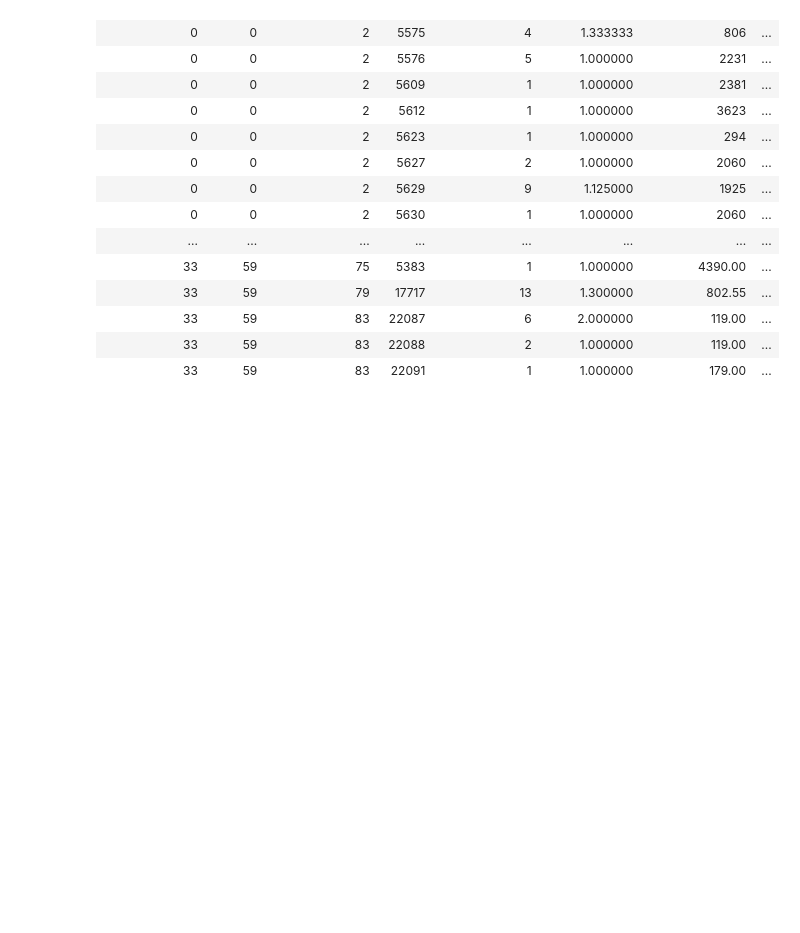
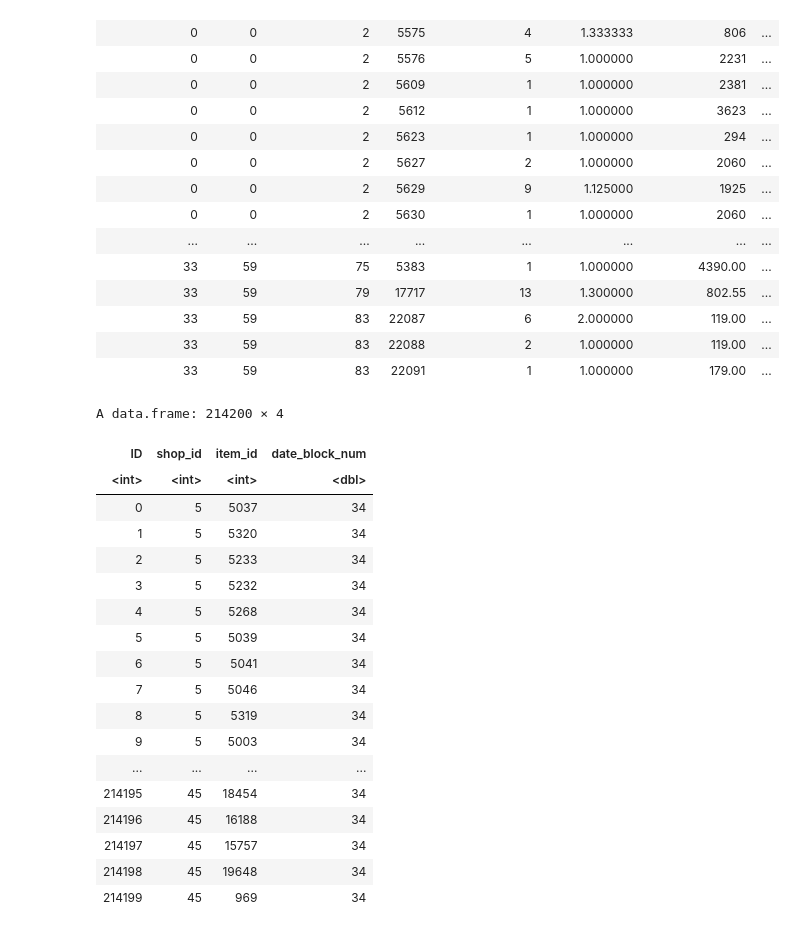
Before and after one commit to ss3468/CS636_Final_Project, a Jupyter notebook: Final_Project_sales.ipynb, the cells around one changed output. Cells and saved outputs as stored; diff of their text form; code cells hidden in the pictures; blank space fills up the shorter version.

```diff
--- a/Final_Project_sales.ipynb
+++ b/Final_Project_sales.ipynb
@@ -88,3 +88,26 @@ A grouped_df: 1590755 × 8
 | 33 | 59 | 83 | 22087 | 6 | 2.000000 | 119.00 | ... |
 | 33 | 59 | 83 | 22088 | 2 | 1.000000 | 119.00 | ... |
 | 33 | 59 | 83 | 22091 | 1 | 1.000000 | 179.00 | ... |
+# %%
+testData["date_block_num"] <- 34
+testData
+# %% [output]
+A data.frame: 214200 × 4
+| ID | shop_id | item_id | date_block_num |
+| <int> | <int> | <int> | <dbl> |
+| 0 | 5 | 5037 | 34 |
+| 1 | 5 | 5320 | 34 |
+| 2 | 5 | 5233 | 34 |
+| 3 | 5 | 5232 | 34 |
+| 4 | 5 | 5268 | 34 |
+| 5 | 5 | 5039 | 34 |
+| 6 | 5 | 5041 | 34 |
+| 7 | 5 | 5046 | 34 |
+| 8 | 5 | 5319 | 34 |
+| 9 | 5 | 5003 | 34 |
+| ... | ... | ... | ... |
+| 214195 | 45 | 18454 | 34 |
+| 214196 | 45 | 16188 | 34 |
+| 214197 | 45 | 15757 | 34 |
+| 214198 | 45 | 19648 | 34 |
+| 214199 | 45 | 969 | 34 |
```
Also changed, not shown: parts of 1 cell of this notebook.
